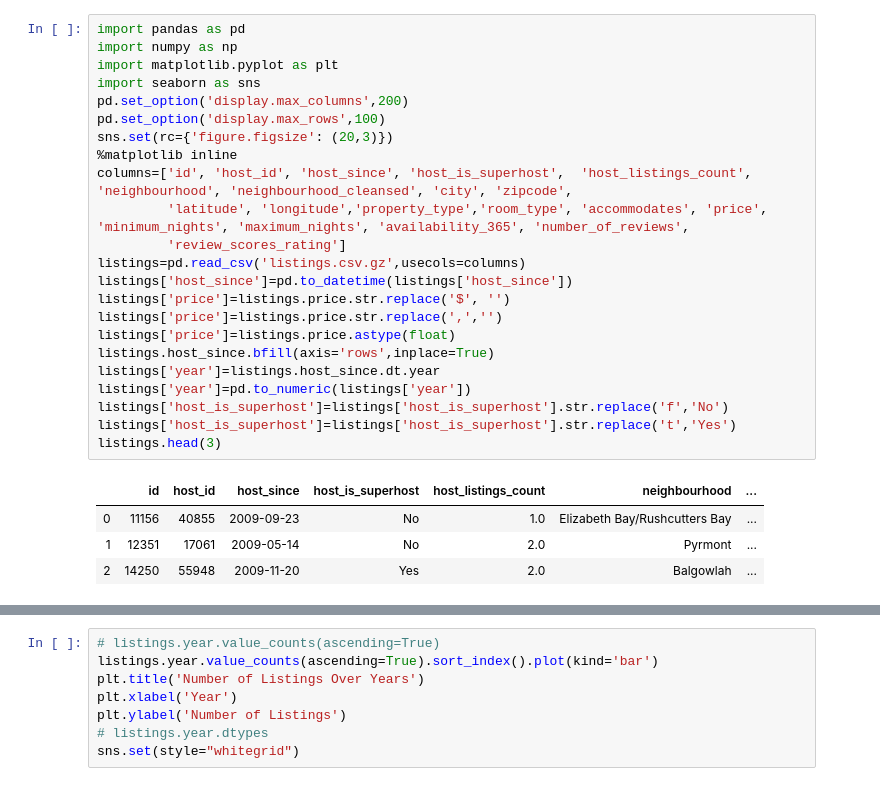
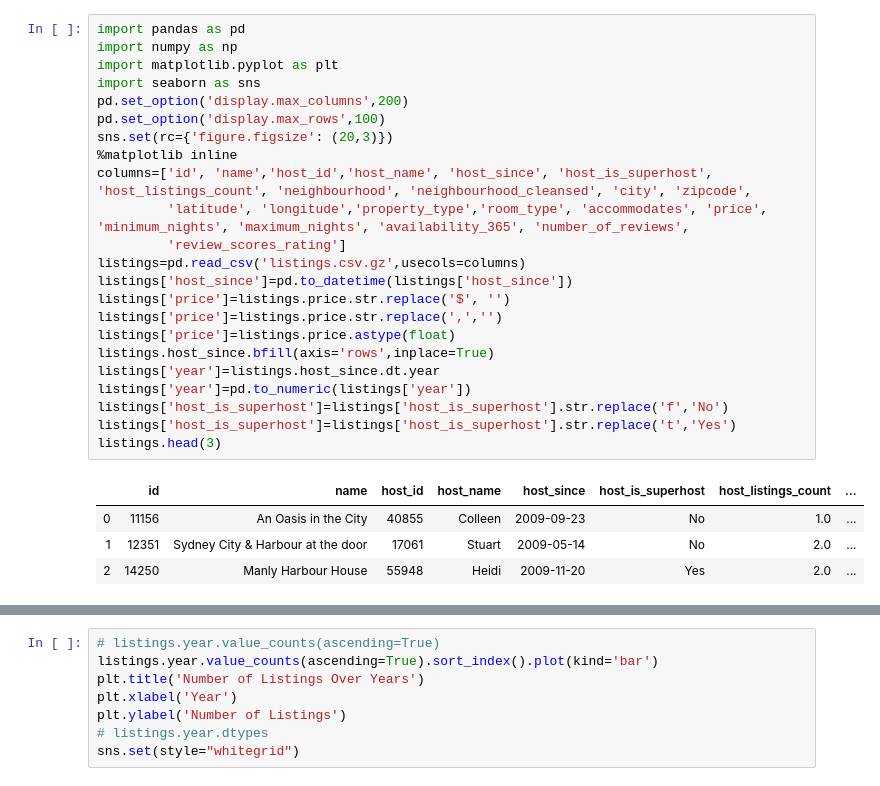
Before and after one commit to khwajajalal/Capstone2, a Jupyter notebook: Listings.ipynb, the cells around one changed output, grey strips where cells are left out. Drawn from its saved outputs; the diff is of its cells as text.

```diff
--- a/Listings.ipynb
+++ b/Listings.ipynb
@@ -1,28 +1,28 @@
 # %%
 import pandas as pd
 import numpy as np
 import matplotlib.pyplot as plt
 import seaborn as sns
 pd.set_option('display.max_columns',200)
 pd.set_option('display.max_rows',100)
 sns.set(rc={'figure.figsize': (20,3)})
 %matplotlib inline
-columns=['id', 'host_id', 'host_since', 'host_is_superhost',  'host_listings_count', 'neighbourhood', 'neighbourhood_cleansed', 'city', 'zipcode',
+columns=['id', 'name','host_id','host_name', 'host_since', 'host_is_superhost',  'host_listings_count', 'neighbourhood', 'neighbourhood_cleansed', 'city', 'zipcode',
          'latitude', 'longitude','property_type','room_type', 'accommodates', 'price', 'minimum_nights', 'maximum_nights', 'availability_365', 'number_of_reviews',
          'review_scores_rating']
 listings=pd.read_csv('listings.csv.gz',usecols=columns)
 listings['host_since']=pd.to_datetime(listings['host_since'])
 listings['price']=listings.price.str.replace('$', '')
 listings['price']=listings.price.str.replace(',','')
 listings['price']=listings.price.astype(float)
 listings.host_since.bfill(axis='rows',inplace=True)
 listings['year']=listings.host_since.dt.year
 listings['year']=pd.to_numeric(listings['year'])
 listings['host_is_superhost']=listings['host_is_superhost'].str.replace('f','No')
 listings['host_is_superhost']=listings['host_is_superhost'].str.replace('t','Yes')
 listings.head(3)
 # %% [output]
-|  | id | host_id | host_since | host_is_superhost | host_listings_count | neighbourhood | ... |
-| 0 | 11156 | 40855 | 2009-09-23 | No | 1.0 | Elizabeth Bay/Rushcutters Bay | ... |
-| 1 | 12351 | 17061 | 2009-05-14 | No | 2.0 | Pyrmont | ... |
-| 2 | 14250 | 55948 | 2009-11-20 | Yes | 2.0 | Balgowlah | ... |
+|  | id | name | host_id | host_name | host_since | host_is_superhost | host_listings_count | ... |
+| 0 | 11156 | An Oasis in the City | 40855 | Colleen | 2009-09-23 | No | 1.0 | ... |
+| 1 | 12351 | Sydney City & Harbour at the door | 17061 | Stuart | 2009-05-14 | No | 2.0 | ... |
+| 2 | 14250 | Manly Harbour House | 55948 | Heidi | 2009-11-20 | Yes | 2.0 | ... |
```
Also changed, not shown: parts of 16 cells of this notebook, 1 other file.
